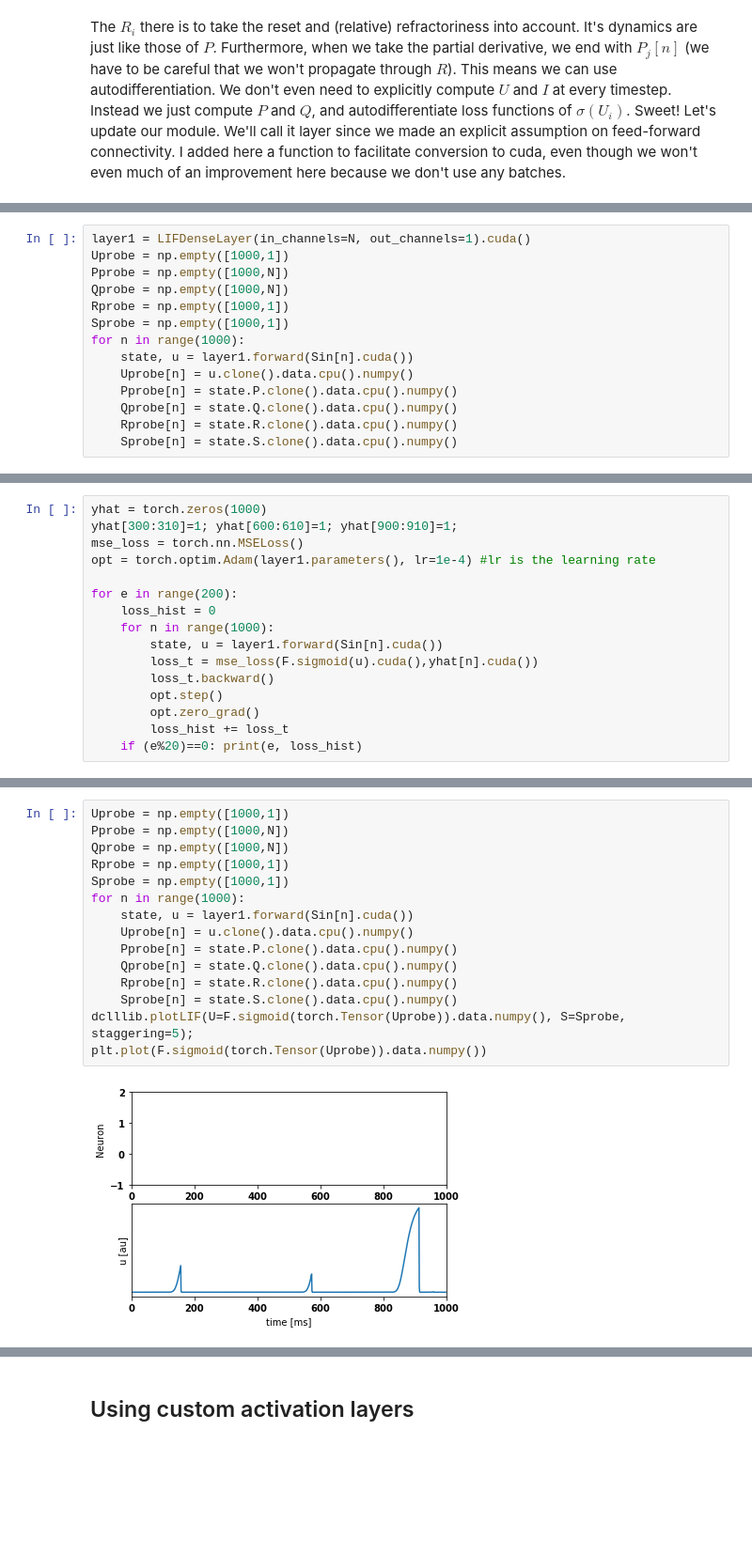
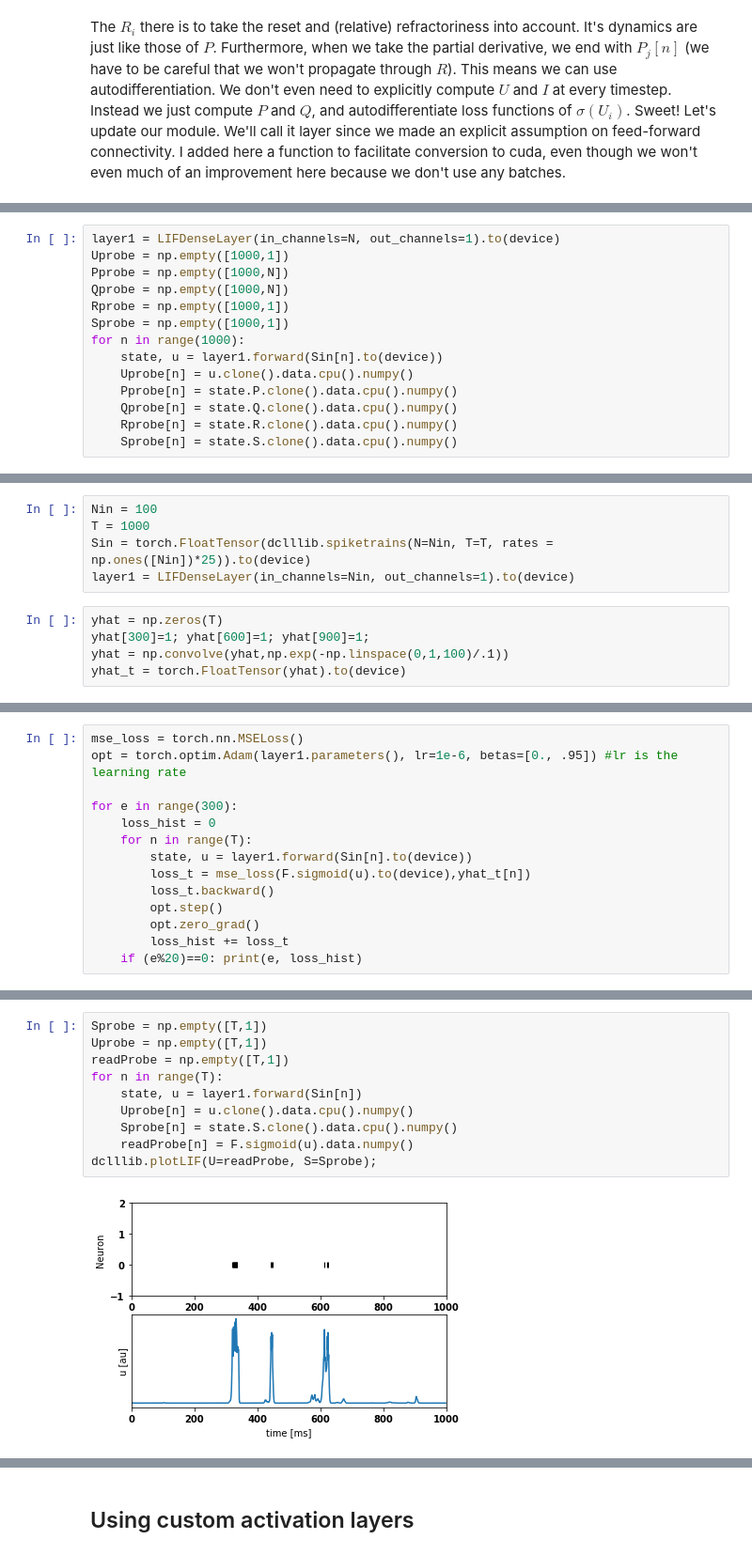
Before and after one commit to nmi-lab/dcll, a Jupyter notebook: tutorials/dcll_tutorial1.ipynb, the cells around one changed output, grey strips where cells are left out. Shown: that part at 94% size. Saved outputs shown, nothing was run; the diff lists cells and outputs as text; blank space fills up the shorter version.

```diff
--- a/tutorials/dcll_tutorial1.ipynb
+++ b/tutorials/dcll_tutorial1.ipynb
@@ -235,14 +250,14 @@ class LIFDenseLayer(nn.Module):
         self.state = self.NeuronState(P=P.detach(), Q=Q.detach(), R=R.detach(), S=S.detach())
         return self.state, U
 # %%
-layer1 = LIFDenseLayer(in_channels=N, out_channels=1).cuda()
+layer1 = LIFDenseLayer(in_channels=N, out_channels=1).to(device)
 Uprobe = np.empty([1000,1])
 Pprobe = np.empty([1000,N])
 Qprobe = np.empty([1000,N])
 Rprobe = np.empty([1000,1])
 Sprobe = np.empty([1000,1])
 for n in range(1000):
-    state, u = layer1.forward(Sin[n].cuda())
+    state, u = layer1.forward(Sin[n].to(device))
     Uprobe[n] = u.clone().data.cpu().numpy()
     Pprobe[n] = state.P.clone().data.cpu().numpy()
     Qprobe[n] = state.Q.clone().data.cpu().numpy()
@@ -259,0 +275,10 @@ Now we're in buisiness for learning. Let's ask this one neuron to spike at times
+# %%
+Nin = 100
+T = 1000
+Sin = torch.FloatTensor(dclllib.spiketrains(N=Nin, T=T, rates = np.ones([Nin])*25)).to(device)
+layer1 = LIFDenseLayer(in_channels=Nin, out_channels=1).to(device)
+# %%
+yhat = np.zeros(T)
+yhat[300]=1; yhat[600]=1; yhat[900]=1;
+yhat = np.convolve(yhat,np.exp(-np.linspace(0,1,100)/.1))
+yhat_t = torch.FloatTensor(yhat).to(device)
@@ -260,14 +294,12 @@ Now we're in buisiness for learning. Let's ask this one neuron to spike at times
 # %%
-yhat = torch.zeros(1000)
-yhat[300:310]=1; yhat[600:610]=1; yhat[900:910]=1;
 mse_loss = torch.nn.MSELoss()
-opt = torch.optim.Adam(layer1.parameters(), lr=1e-4) #lr is the learning rate
+opt = torch.optim.Adam(layer1.parameters(), lr=1e-6, betas=[0., .95]) #lr is the learning rate
 
-for e in range(200):
+for e in range(300):
     loss_hist = 0
-    for n in range(1000):
-        state, u = layer1.forward(Sin[n].cuda())
-        loss_t = mse_loss(F.sigmoid(u).cuda(),yhat[n].cuda())
+    for n in range(T):
+        state, u = layer1.forward(Sin[n].to(device))
+        loss_t = mse_loss(F.sigmoid(u).to(device),yhat_t[n])
         loss_t.backward()
         opt.step()
         opt.zero_grad()
@@ -287,17 +326,12 @@ for e in range(200):
 # %%
-Uprobe = np.empty([1000,1])
-Pprobe = np.empty([1000,N])
-Qprobe = np.empty([1000,N])
-Rprobe = np.empty([1000,1])
-Sprobe = np.empty([1000,1])
-for n in range(1000):
-    state, u = layer1.forward(Sin[n].cuda())
+Sprobe = np.empty([T,1])
+Uprobe = np.empty([T,1])
+readProbe = np.empty([T,1])
+for n in range(T):
+    state, u = layer1.forward(Sin[n])
     Uprobe[n] = u.clone().data.cpu().numpy()
-    Pprobe[n] = state.P.clone().data.cpu().numpy()
-    Qprobe[n] = state.Q.clone().data.cpu().numpy()
-    Rprobe[n] = state.R.clone().data.cpu().numpy()
     Sprobe[n] = state.S.clone().data.cpu().numpy()
-dclllib.plotLIF(U=F.sigmoid(torch.Tensor(Uprobe)).data.numpy(), S=Sprobe, staggering=5);
-plt.plot(F.sigmoid(torch.Tensor(Uprobe)).data.numpy())
+    readProbe[n] = F.sigmoid(u).data.numpy()
+dclllib.plotLIF(U=readProbe, S=Sprobe);
 # %% [output]
-[figure, old version]
+[figure, new version]
```
Also changed, not shown: parts of 26 cells of this notebook.
